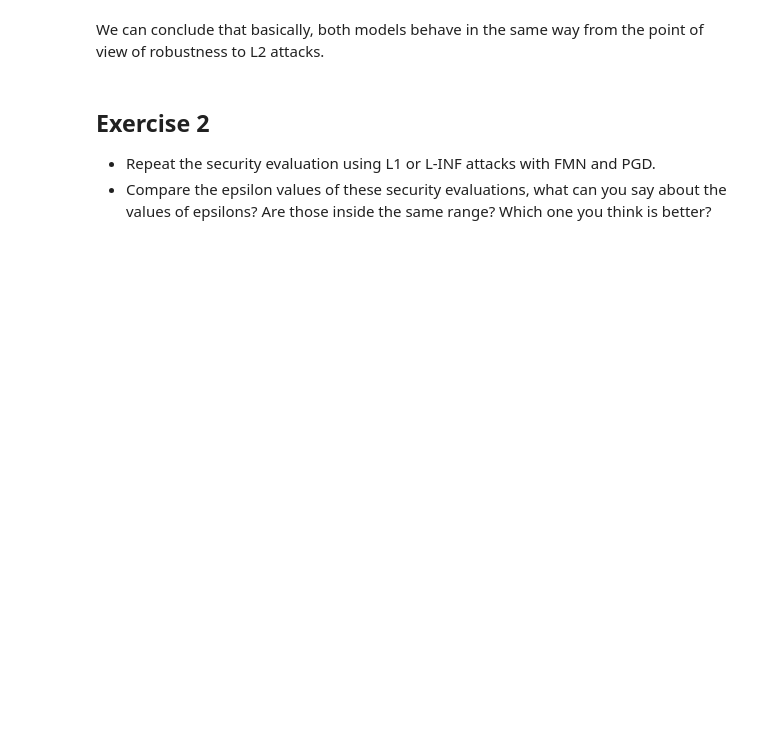
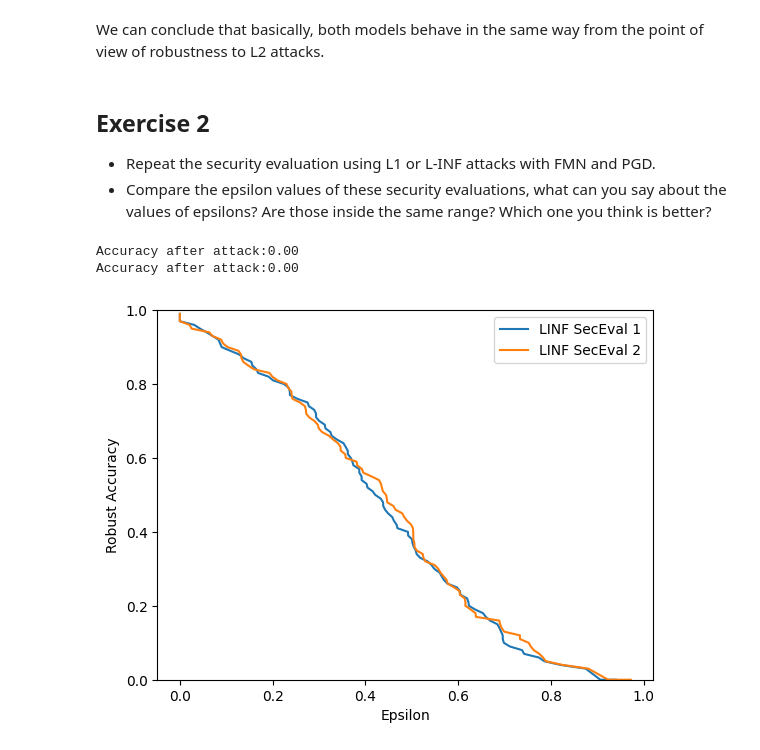
Before and after one commit to zangobot/teaching_material, a Jupyter notebook: 03-SecurityEvaluations.ipynb, the cells around one changed output. Saved outputs shown, nothing was run; the diff lists cells and outputs as text; code cells hidden in the pictures; blank space fills up the shorter version.

```diff
--- a/03-SecurityEvaluations.ipynb
+++ b/03-SecurityEvaluations.ipynb
@@ -472,3 +453,41 @@ We can conclude that basically, both models behave in the same way from the poin
 
 * Repeat the security evaluation using L1 or L-INF attacks with FMN and PGD.
 * Compare the epsilon values of these security evaluations, what can you say about the values of epsilons? Are those inside the same range? Which one you think is better?
+# %%
+from secmlt.adv.evasion.fmn import FMN
+from secmlt.adv.evasion.perturbation_models import LpPerturbationModels
+
+def min_norm_linf_security_evaluation(model, dataloader, iterations=500, stepsize=1e-1):
+    fmn_attack = FMN(
+        perturbation_model=LpPerturbationModels.L1,
+        num_steps=iterations,
+        step_size=stepsize,
+        y_target=None,
+        lb=-2,
+        ub=2
+    )
+    adv_loader = fmn_attack(model, dataloader)
+    # ensure that all attacks are successful
+    print(f"Accuracy after attack:{Accuracy()(model, adv_loader) * 100:.2f}")
+    distances = torch.norm(adv_loader.dataset.tensors[0] - dataloader.dataset.tensors[0], dim=-1, p=1)
+    # we now count how many samples are evading the model with less then each budget, iteratively
+    robust_accuracy = [(distances < d).sum().item() / adv_loader.dataset.tensors[0].shape[0] for d in distances]
+    robust_accuracy.sort(reverse=True)
+    distances = distances.tolist()
+    distances.sort()
+    return robust_accuracy, distances
+# %%
+min_norm_seceval_1, dist1 = min_norm_linf_security_evaluation(secmlt_model, ts_dataloader)
+min_norm_seceval_2, dist2 = min_norm_linf_security_evaluation(secmlt_model2, ts_dataloader)
+
+plt.plot(dist1, min_norm_seceval_1, label='LINF SecEval 1')
+plt.plot(dist2, min_norm_seceval_2, label='LINF SecEval 2')
+plt.xlabel('Epsilon')
+plt.ylabel('Robust Accuracy')
+plt.ylim(0, 1)
+plt.legend()
+plt.show()
+# %% [output]
+Accuracy after attack:0.00
+Accuracy after attack:0.00
+[figure, added]
```
Also changed, not shown: parts of 6 cells of this notebook, 1 other file.
